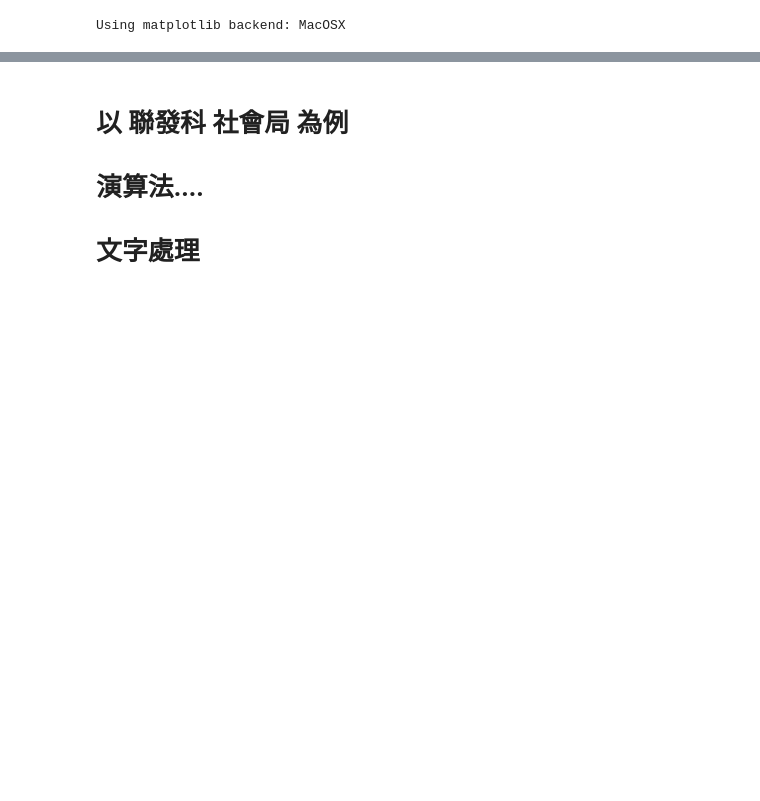
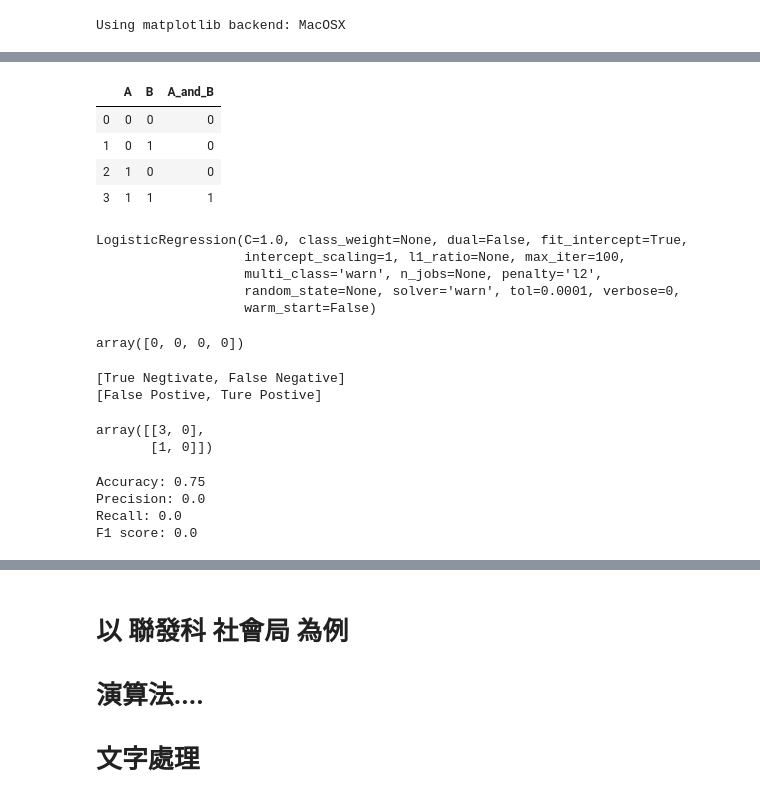
Before and after one commit to ningchencontact/2019pytalk, a Jupyter notebook: PyconTalk_Draft.ipynb, the cells around one changed output, grey strips where cells are left out. Saved outputs shown, nothing was run; the diff lists cells and outputs as text; code cells hidden in the pictures; blank space fills up the shorter version.

```diff
--- a/PyconTalk_Draft.ipynb
+++ b/PyconTalk_Draft.ipynb
@@ -160,0 +246,13 @@ df.county.value_counts().iplot(kind='bar')
+# %%
+df = pd.DataFrame({
+    'A': [0, 0, 1, 1],
+    'B': [0, 1, 0, 1],
+    'A_and_B': [0, 0, 0, 1]
+})
+df
+# %% [output]
+|  | A | B | A_and_B |
+| 0 | 0 | 0 | 0 |
+| 1 | 0 | 1 | 0 |
+| 2 | 1 | 0 | 0 |
+| 3 | 1 | 1 | 1 |
@@ -161 +262,44 @@ df.county.value_counts().iplot(kind='bar')
+# %%
+from sklearn.linear_model import LogisticRegression
+
+
+X_train = df.loc[:, ['A', 'B']].values
+y_train = df.loc[:, ['A_and_B']].values
+
+clf = LogisticRegression()
+clf.fit(X_train, y_train)
+# %% [output]
+LogisticRegression(C=1.0, class_weight=None, dual=False, fit_intercept=True,
+                   intercept_scaling=1, l1_ratio=None, max_iter=100,
+                   multi_class='warn', n_jobs=None, penalty='l2',
+                   random_state=None, solver='warn', tol=0.0001, verbose=0,
+                   warm_start=False)
+# %%
+y_pred = clf.predict(X_train)
+y_pred
+# %% [output]
+array([0, 0, 0, 0])
+# %%
+from sklearn.metrics import confusion_matrix
+from sklearn.metrics import accuracy_score, precision_score, recall_score, f1_score
+
+
+print('[True Negtivate, False Negative]')
+print('[False Postive, Ture Postive]')
+confusion_matrix(y_train, y_pred)
+# %% [output]
+[True Negtivate, False Negative]
+[False Postive, Ture Postive]
+array([[3, 0],
+       [1, 0]])
+# %%
+print(f'Accuracy: {accuracy_score(y_train, y_pred)}')
+print(f'Precision: {precision_score(y_train, y_pred)}')
+print(f'Recall: {recall_score(y_train, y_pred)}')
+print(f'F1 score: {f1_score(y_train, y_pred)}')
+# %% [output]
+Accuracy: 0.75
+Precision: 0.0
+Recall: 0.0
+F1 score: 0.0
 # %% [markdown]
```
Also changed, not shown: parts of 16 cells of this notebook, 3 other files.
